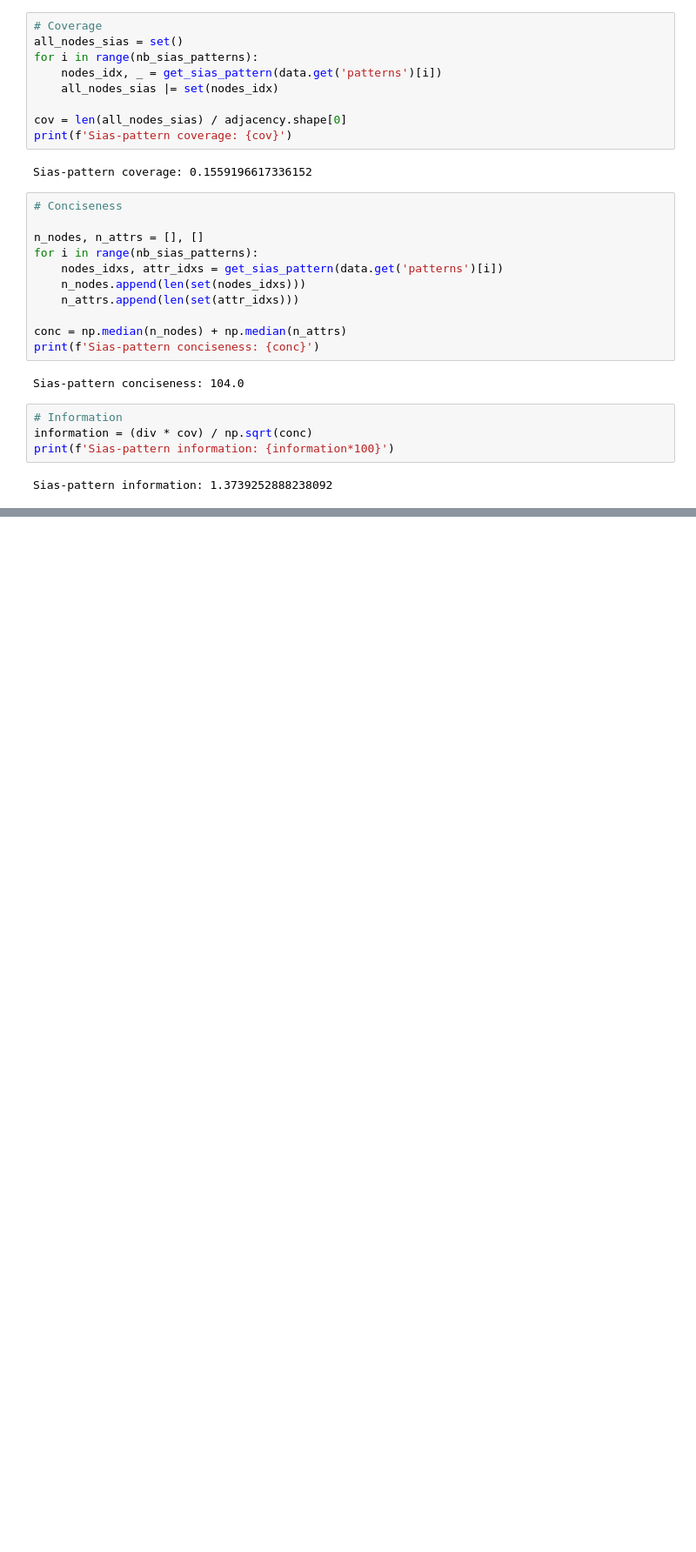
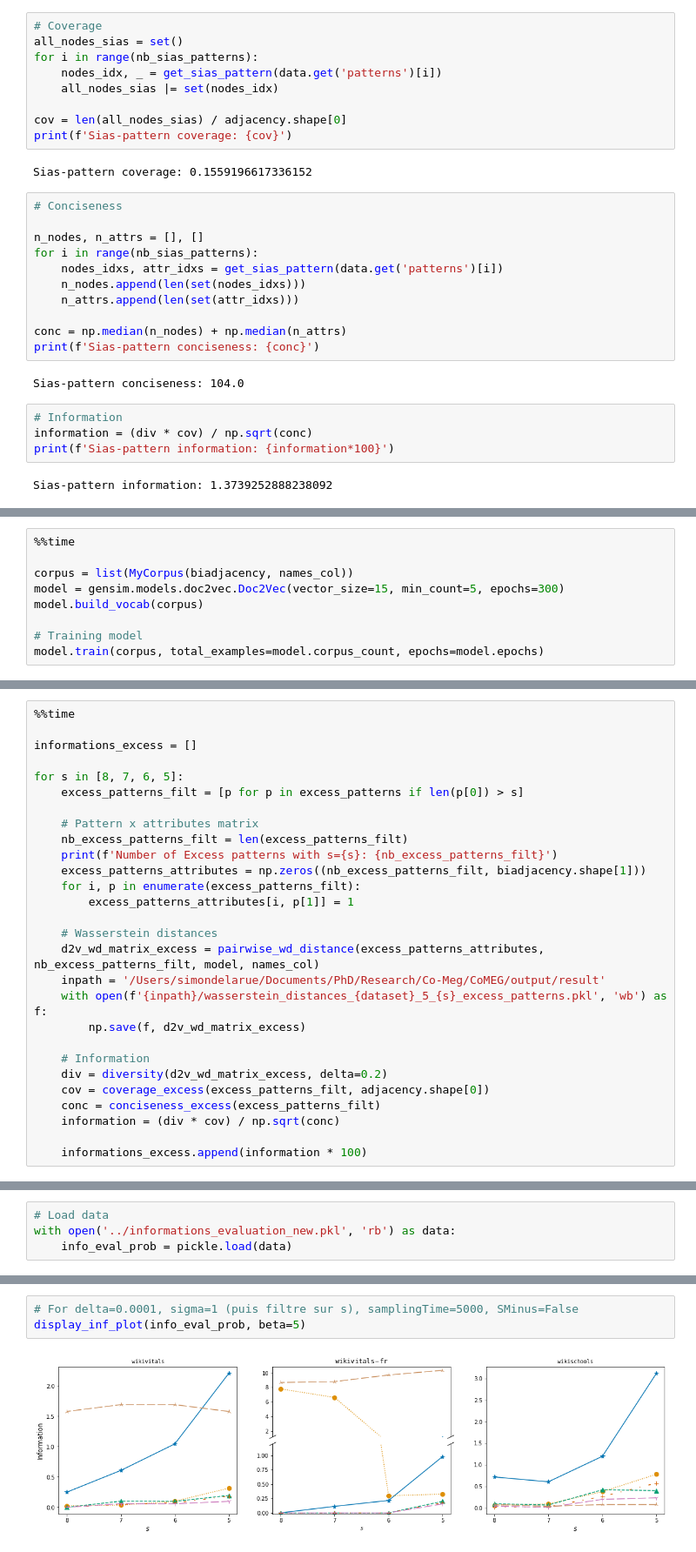
Before and after one commit to Co-MEG/CoMEG, a Jupyter notebook: notebooks/pattern_explo.ipynb, the cells around one changed output, grey strips where cells are left out. Shown at 87% size. Saved outputs shown, nothing was run; the diff lists cells and outputs as text; blank space fills up the shorter version.

```diff
--- a/notebooks/pattern_explo.ipynb
+++ b/notebooks/pattern_explo.ipynb
@@ -626,0 +774,9 @@ print(len(np.unique(labels_pred)))
+# %%
+%%time
+
+corpus = list(MyCorpus(biadjacency, names_col))
+model = gensim.models.doc2vec.Doc2Vec(vector_size=15, min_count=5, epochs=300)
+model.build_vocab(corpus)
+
+# Training model
+model.train(corpus, total_examples=model.corpus_count, epochs=model.epochs)
@@ -626,0 +786,28 @@ print(len(np.unique(labels_pred)))
+# %%
+%%time
+
+informations_excess = []
+
+for s in [8, 7, 6, 5]:
+    excess_patterns_filt = [p for p in excess_patterns if len(p[0]) > s]
+
+    # Pattern x attributes matrix
+    nb_excess_patterns_filt = len(excess_patterns_filt)
+    print(f'Number of Excess patterns with s={s}: {nb_excess_patterns_filt}')
+    excess_patterns_attributes = np.zeros((nb_excess_patterns_filt, biadjacency.shape[1]))
+    for i, p in enumerate(excess_patterns_filt):
+        excess_patterns_attributes[i, p[1]] = 1
+
+    # Wasserstein distances
+    d2v_wd_matrix_excess = pairwise_wd_distance(excess_patterns_attributes, nb_excess_patterns_filt, model, names_col)
+    inpath = '/Users/simondelarue/Documents/PhD/Research/Co-Meg/CoMEG/output/result'
+    with open(f'{inpath}/wasserstein_distances_{dataset}_5_{s}_excess_patterns.pkl', 'wb') as f:
+        np.save(f, d2v_wd_matrix_excess)
+
+    # Information
+    div = diversity(d2v_wd_matrix_excess, delta=0.2)
+    cov = coverage_excess(excess_patterns_filt, adjacency.shape[0])
+    conc = conciseness_excess(excess_patterns_filt)
+    information = (div * cov) / np.sqrt(conc)
+
+    informations_excess.append(information * 100)
@@ -626,0 +863,4 @@ print(len(np.unique(labels_pred)))
+# %%
+# Load data
+with open('../informations_evaluation_new.pkl', 'rb') as data:
+    info_eval_prob = pickle.load(data)
@@ -626,0 +924,5 @@ print(len(np.unique(labels_pred)))
+# %%
+# For delta=0.0001, sigma=1 (puis filtre sur s), samplingTime=5000, SMinus=False
+display_inf_plot(info_eval_prob, beta=5)
+# %% [output]
+[figure, added]
```
Also changed, not shown: parts of 80 cells of this notebook, 1 other file.
